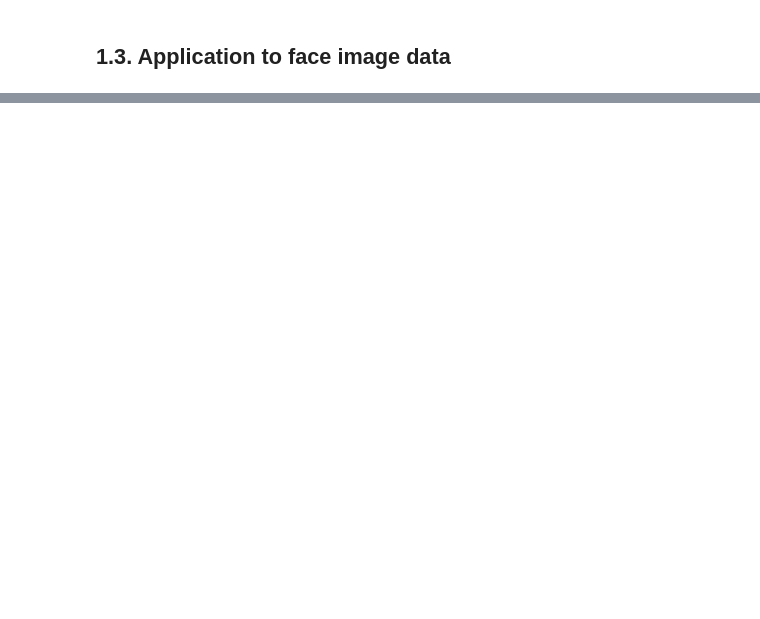
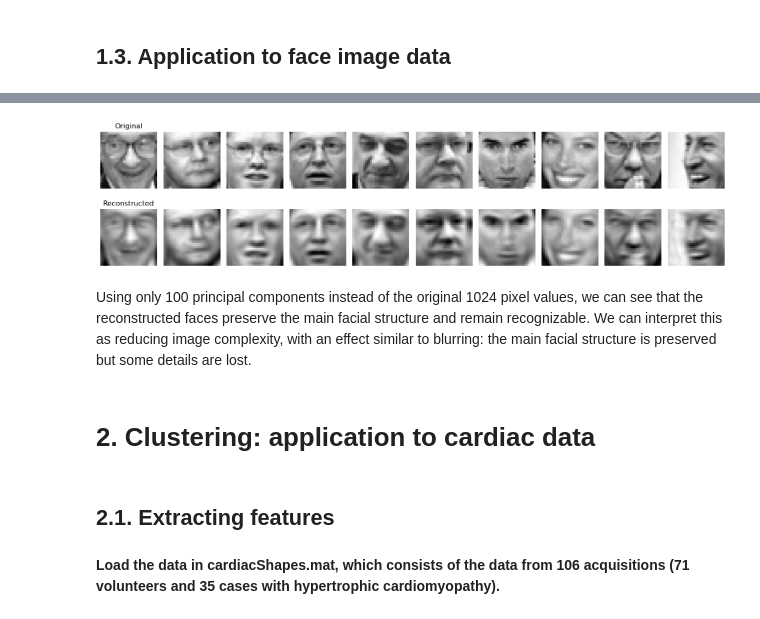
Before and after one commit to pmendez252/data_science-unsupervised_learning, a Jupyter notebook: notebooks/01_first_test_labo.ipynb, the cells around one changed output, grey strips where cells are left out. Saved outputs shown, nothing was run; the diff lists cells and outputs as text; code cells hidden in the pictures; blank space fills up the shorter version.

```diff
--- a/notebooks/01_first_test_labo.ipynb
+++ b/notebooks/01_first_test_labo.ipynb
@@ -203,0 +325,9 @@ plt.show()
+# %%
+fig, axes = plt.subplots(6, 6, figsize=(10, 10))
+
+for i, ax in enumerate(axes.flatten()):
+    show_image(components_faces[:, i], ax)
+    ax.set_title(f"PC{i + 1}")
+
+plt.tight_layout()
+plt.show()
@@ -203,0 +338,4 @@ plt.show()
+# %%
+scores_faces_100 = scores_faces[:, :100]
+
+print(scores_faces_100.shape)
@@ -203,0 +346,11 @@ plt.show()
+# %%
+X_faces_reconstructed = scores_faces_100 @ components_faces[:, :100].T + pca_mean_faces + mean_faces
+# %%
+fig, axes = plt.subplots(10, 10, figsize=(12, 12))
+
+for i, ax in enumerate(axes.flat):
+    show_image(X_faces_reconstructed[i], ax)
+
+fig.suptitle("First 100 faces reconstructed using 100 components")
+plt.tight_layout()
+plt.show()
@@ -203,0 +359,22 @@ plt.show()
+# %%
+fig, axes = plt.subplots(2, 10, figsize=(15, 4))
+
+for i in range(10):
+    show_image(X_faces[i], axes[0, i])
+    show_image(X_faces_reconstructed[i], axes[1, i])
+
+axes[0, 0].set_title("Original")
+axes[1, 0].set_title("Reconstructed")
+
+plt.tight_layout()
+plt.show()
+# %% [output]
+[figure, added]
+# %% [markdown]
+Using only 100 principal components instead of the original 1024 pixel values, we can see that the reconstructed faces preserve the main facial structure and remain recognizable. We can interpret this as reducing image complexity, with an effect similar to blurring: the main facial structure is preserved but some details are lost.
+# %% [markdown]
+# 2. Clustering: application to cardiac data
+# %% [markdown]
+## 2.1. Extracting features
+# %% [markdown]
+**Load the data in cardiacShapes.mat, which consists of the data from 106 acquisitions (71 volunteers and 35 cases with hypertrophic cardiomyopathy).**
```
Also changed, not shown: parts of 39 cells of this notebook, 1 other file.
